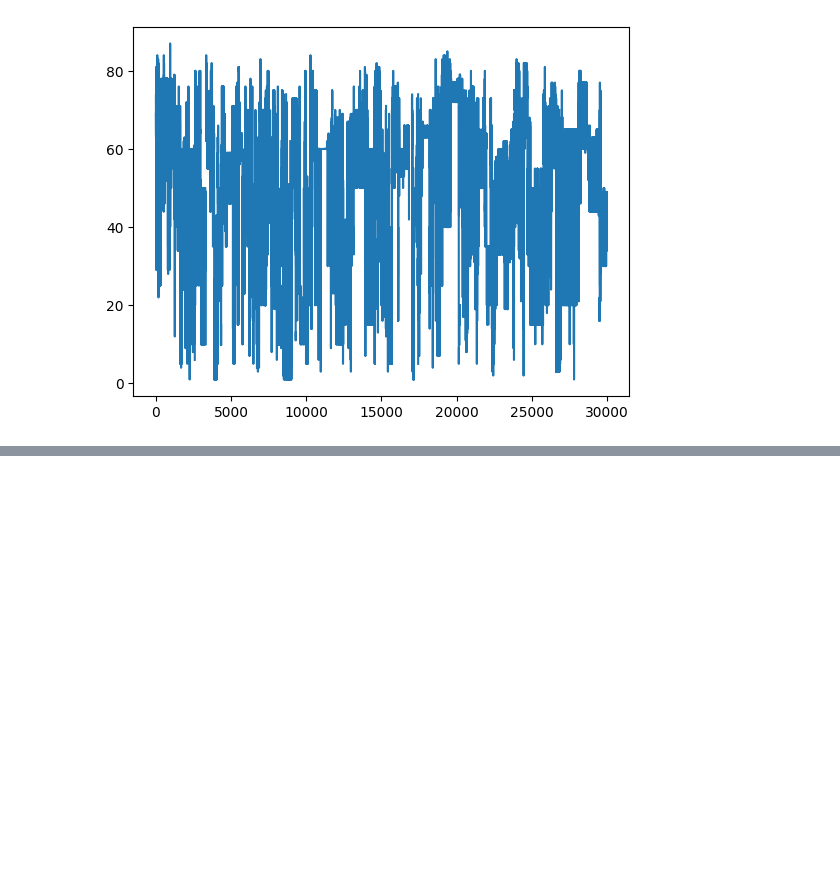
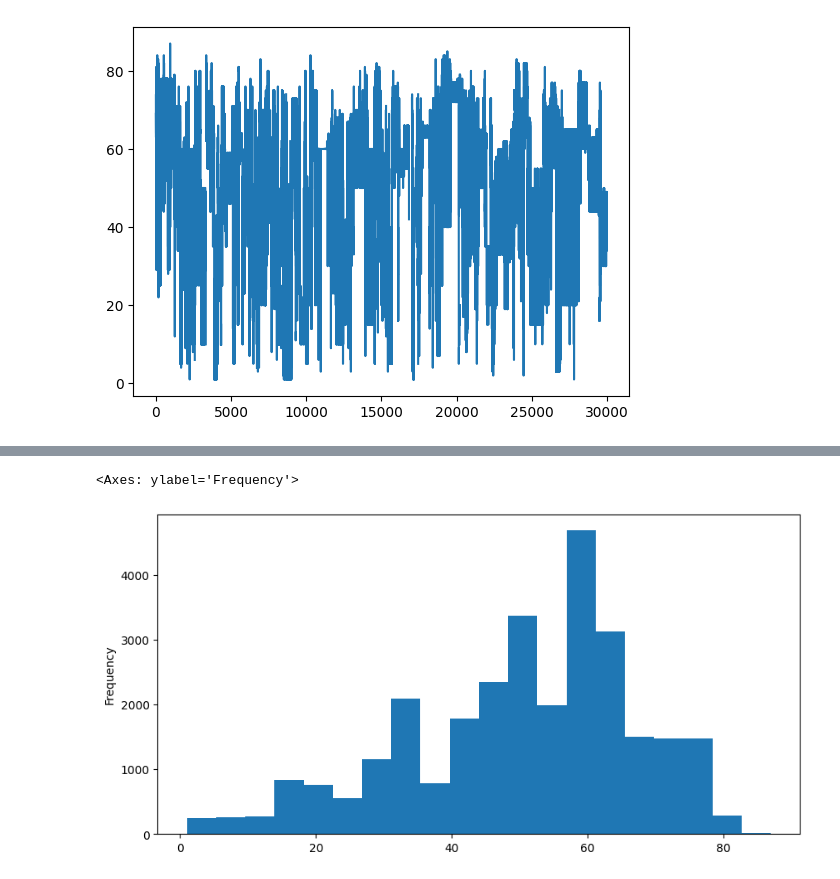
Before and after one commit to AshMaza/python_digipodium, a Jupyter notebook: analysis_2.ipynb, the cells around one changed output, grey strips where cells are left out. Cells and saved outputs as stored; diff of their text form; code cells hidden in the pictures; blank space fills up the shorter version.

```diff
--- a/analysis_2.ipynb
+++ b/analysis_2.ipynb
@@ -331,0 +471,3 @@ plt.plot(df['discount'])
+# %%
+#sorting in descending order
+df.sort_values(by='actual_price',ascending=False,inplace=True)
@@ -331,0 +491,3 @@ plt.plot(df['discount'])
+# %%
+#on the basis of any column then
+df.sort_values(by=['actual_price','average_rating'],ascending=False,inplace=True)
@@ -331,0 +514,2 @@ plt.plot(df['discount'])
+# %%
+df.sort_values(by=['actual_price','discount'],ascending=False,inplace=True)
@@ -331,0 +536,3 @@ plt.plot(df['discount'])
+# %%
+#styling your dataframe
+pricesdf=df[['title','actual_price','discount','average_rating','selling_price']]
@@ -331,0 +555,5 @@ plt.plot(df['discount'])
+# %%
+pricesdf['discount'].plot.hist(bins=20,figsize=(10,5))
+# %% [output]
+<Axes: ylabel='Frequency'>
+[figure, added]
```
Also changed, not shown: parts of 15 cells of this notebook.
